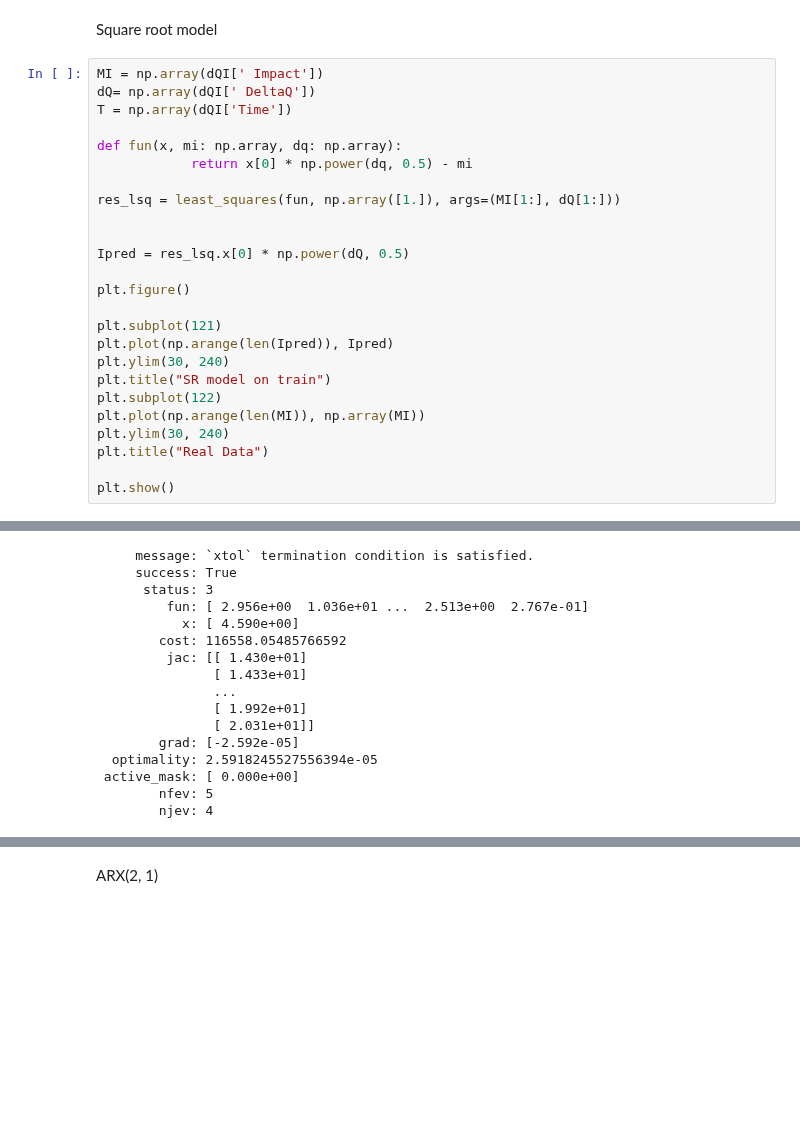
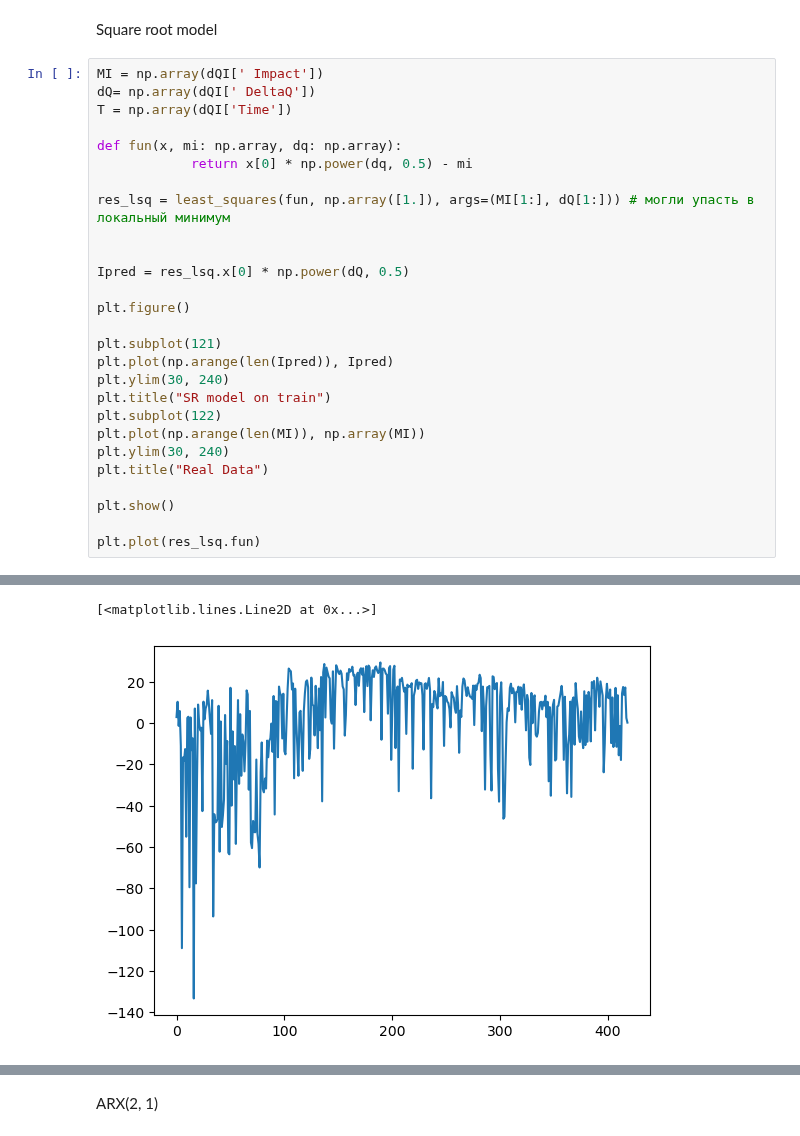
Before and after one commit to VsevolodZaostrovsky/OWModel, a Jupyter notebook: ImpactPrediction/FittingModels.ipynb, the cells around one changed output, grey strips where cells are left out. Cells and saved outputs as stored; diff of their text form; blank space fills up the shorter version.

```diff
--- a/ImpactPrediction/FittingModels.ipynb
+++ b/ImpactPrediction/FittingModels.ipynb
@@ -84,46 +103,34 @@ Square root model
 # %%
 MI = np.array(dQI[' Impact'])
 dQ= np.array(dQI[' DeltaQ'])
 T = np.array(dQI['Time'])
 
 def fun(x, mi: np.array, dq: np.array):
             return x[0] * np.power(dq, 0.5) - mi
 
-res_lsq = least_squares(fun, np.array([1.]), args=(MI[1:], dQ[1:]))
+res_lsq = least_squares(fun, np.array([1.]), args=(MI[1:], dQ[1:])) # могли упасть в локальный минимум
 
 
 Ipred = res_lsq.x[0] * np.power(dQ, 0.5)
 
 plt.figure()
 
 plt.subplot(121)
 plt.plot(np.arange(len(Ipred)), Ipred)
 plt.ylim(30, 240)
 plt.title("SR model on train")
 plt.subplot(122)
 plt.plot(np.arange(len(MI)), np.array(MI))
 plt.ylim(30, 240)
 plt.title("Real Data")
 
 plt.show()
+
+plt.plot(res_lsq.fun)
 # %% [output]
 [figure]
-     message: `xtol` termination condition is satisfied.
-     success: True
-      status: 3
-         fun: [ 2.956e+00  1.036e+01 ...  2.513e+00  2.767e-01]
-           x: [ 4.590e+00]
-        cost: 116558.05485766592
-         jac: [[ 1.430e+01]
-               [ 1.433e+01]
-               ...
-               [ 1.992e+01]
-               [ 2.031e+01]]
-        grad: [-2.592e-05]
-  optimality: 2.5918245527556394e-05
- active_mask: [ 0.000e+00]
-        nfev: 5
-        njev: 4
+[<matplotlib.lines.Line2D at 0x...>]
+[figure, added]
 # %%
 MI = np.array(dQI_test[' Impact'])
 dQ= np.array(dQI_test[' DeltaQ'])
```
Also changed, not shown: parts of 10 cells of this notebook, 1 other file.
